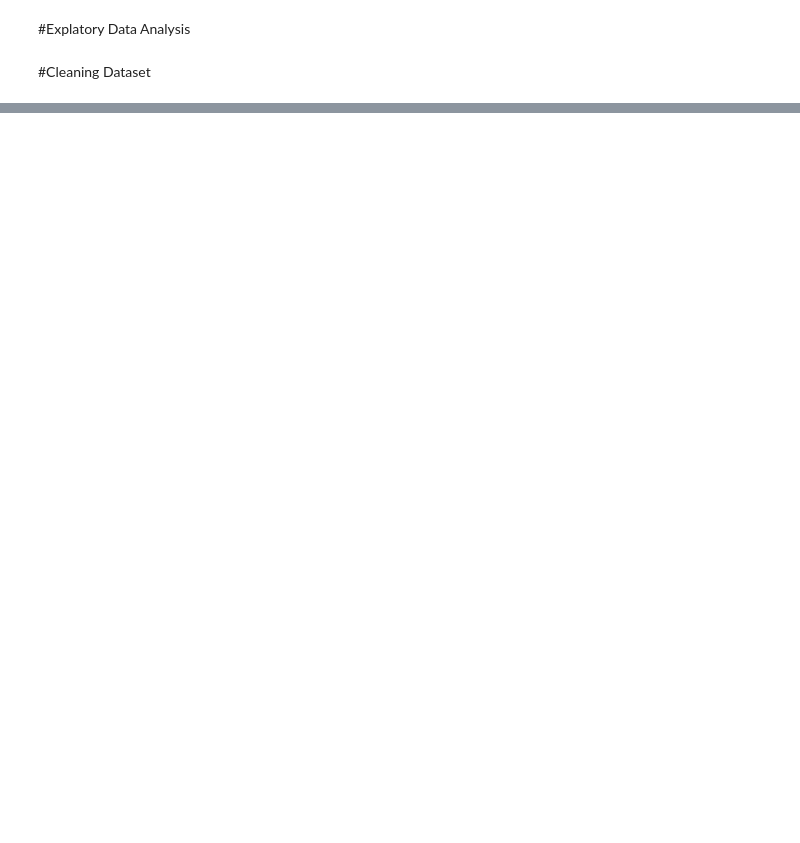
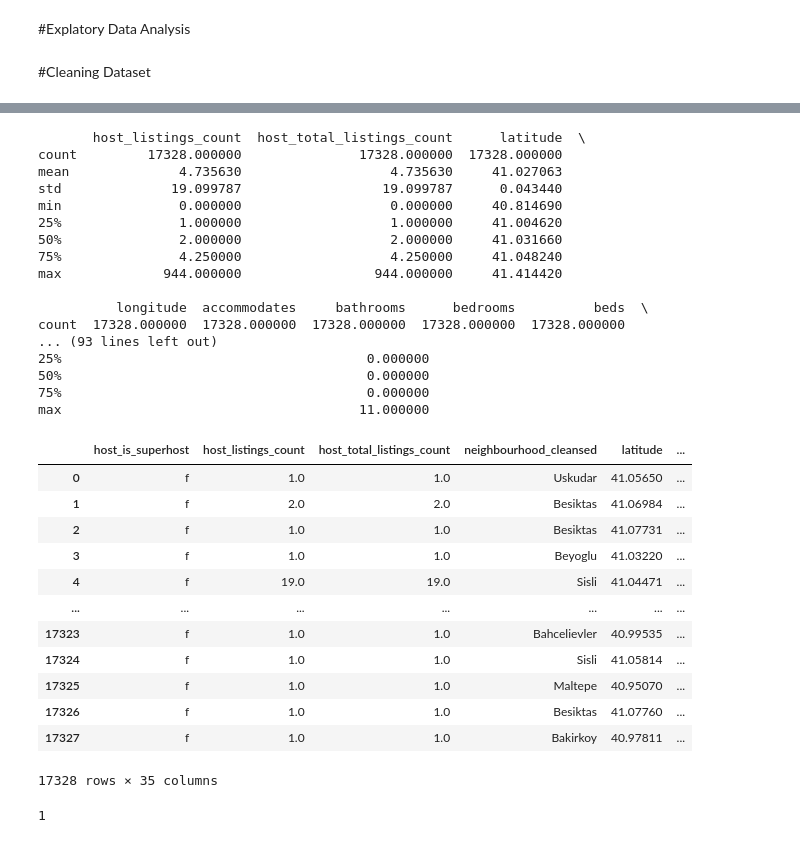
Before and after one commit to nezihaksu/Airbnb_Istanbul, a Jupyter notebook: airbnb_eda.ipynb, the cells around one changed output, grey strips where cells are left out. Drawn from its saved outputs; the diff is of its cells as text; code cells hidden in the pictures; blank space fills up the shorter version.

```diff
--- a/airbnb_eda.ipynb
+++ b/airbnb_eda.ipynb
@@ -193,0 +210,38 @@ cleaner.drop_missing_columns(percentage=10)
+# %%
+cleaner.imputer()
+# %% [output]
+       host_listings_count  host_total_listings_count      latitude  \
+count         17328.000000               17328.000000  17328.000000
+mean              4.735630                   4.735630     41.027063
+std              19.099787                  19.099787      0.043440
+min               0.000000                   0.000000     40.814690
+25%               1.000000                   1.000000     41.004620
+50%               2.000000                   2.000000     41.031660
+75%               4.250000                   4.250000     41.048240
+max             944.000000                 944.000000     41.414420
+
+          longitude  accommodates     bathrooms      bedrooms          beds  \
+count  17328.000000  17328.000000  17328.000000  17328.000000  17328.000000
+... (93 lines left out)
+25%                                       0.000000
+50%                                       0.000000
+75%                                       0.000000
+max                                      11.000000
+|  | host_is_superhost | host_listings_count | host_total_listings_count | neighbourhood_cleansed | latitude | ... |
+| 0 | f | 1.0 | 1.0 | Uskudar | 41.05650 | ... |
+| 1 | f | 2.0 | 2.0 | Besiktas | 41.06984 | ... |
+| 2 | f | 1.0 | 1.0 | Besiktas | 41.07731 | ... |
+| 3 | f | 1.0 | 1.0 | Beyoglu | 41.03220 | ... |
+| 4 | f | 19.0 | 19.0 | Sisli | 41.04471 | ... |
+| ... | ... | ... | ... | ... | ... | ... |
+| 17323 | f | 1.0 | 1.0 | Bahcelievler | 40.99535 | ... |
+| 17324 | f | 1.0 | 1.0 | Sisli | 41.05814 | ... |
+| 17325 | f | 1.0 | 1.0 | Maltepe | 40.95070 | ... |
+| 17326 | f | 1.0 | 1.0 | Besiktas | 41.07760 | ... |
+| 17327 | f | 1.0 | 1.0 | Bakirkoy | 40.97811 | ... |
+17328 rows × 35 columns
+# %%
+df = cleaner()
+len(df.experiences_offered.unique())
+# %% [output]
+1
```
Also changed, not shown: parts of 7 cells of this notebook.
